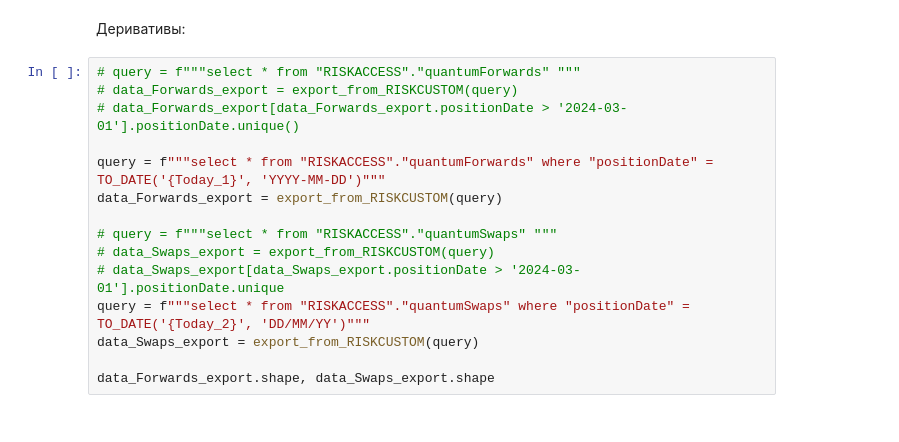
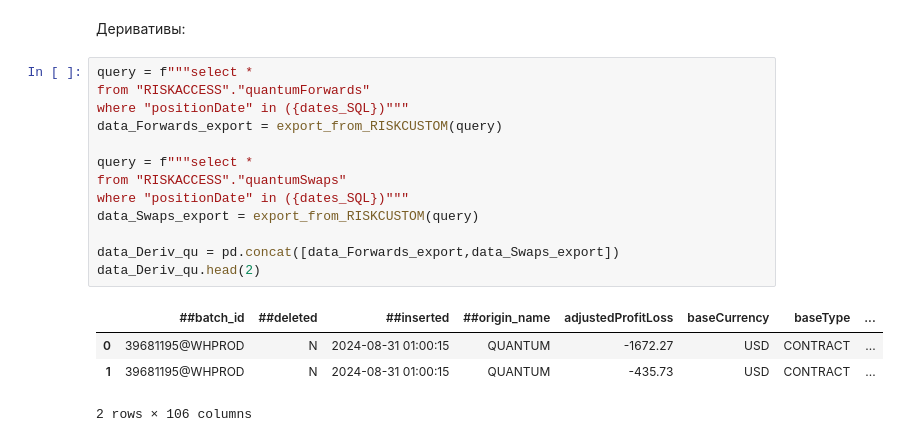
Before and after one commit to Lirollel/Work_AIM_Jupyter-Python-Pandas, a Jupyter notebook: OCP/Testing_bd/Quantum/Quantum_vs_OCP.ipynb, the cells around one changed output. Saved outputs shown, nothing was run; the diff lists cells and outputs as text.

```diff
--- a/OCP/Testing_bd/Quantum/Quantum_vs_OCP.ipynb
+++ b/OCP/Testing_bd/Quantum/Quantum_vs_OCP.ipynb
@@ -105,18 +112,21 @@ data_Debt_work['Counterparty_Group'] = merge_SalesUnits(data_Debt_work, col='Com
 # %% [markdown]
 Деривативы:
-# %%
-# query = f"""select * from "RISKACCESS"."quantumForwards" """
-# data_Forwards_export = export_from_RISKCUSTOM(query)
-# data_Forwards_export[data_Forwards_export.positionDate > '2024-03-01'].positionDate.unique()
-
-query = f"""select * from "RISKACCESS"."quantumForwards" where "positionDate" = TO_DATE('{Today_1}', 'YYYY-MM-DD')"""
-data_Forwards_export = export_from_RISKCUSTOM(query)
-
-# query = f"""select * from "RISKACCESS"."quantumSwaps" """
-# data_Swaps_export = export_from_RISKCUSTOM(query)
-# data_Swaps_export[data_Swaps_export.positionDate > '2024-03-01'].positionDate.unique
-query = f"""select * from "RISKACCESS"."quantumSwaps" where "positionDate" = TO_DATE('{Today_2}', 'DD/MM/YY')"""
-data_Swaps_export = export_from_RISKCUSTOM(query)
-
-data_Forwards_export.shape, data_Swaps_export.shape
+# %%
+query = f"""select *
+from "RISKACCESS"."quantumForwards"
+where "positionDate" in ({dates_SQL})"""
+data_Forwards_export = export_from_RISKCUSTOM(query)
+
+query = f"""select *
+from "RISKACCESS"."quantumSwaps"
+where "positionDate" in ({dates_SQL})"""
+data_Swaps_export = export_from_RISKCUSTOM(query)
+
+data_Deriv_qu = pd.concat([data_Forwards_export,data_Swaps_export])
+data_Deriv_qu.head(2)
+# %% [output]
+|  | ##batch_id | ##deleted | ##inserted | ##origin_name | adjustedProfitLoss | baseCurrency | baseType | ... |
+| 0 | 39681195@WHPROD | N | 2024-08-31 01:00:15 | QUANTUM | -1672.27 | USD | CONTRACT | ... |
+| 1 | 39681195@WHPROD | N | 2024-08-31 01:00:15 | QUANTUM | -435.73 | USD | CONTRACT | ... |
+2 rows × 106 columns
 # %%
```
Also changed, not shown: parts of 17 cells of this notebook, 3 other files.
